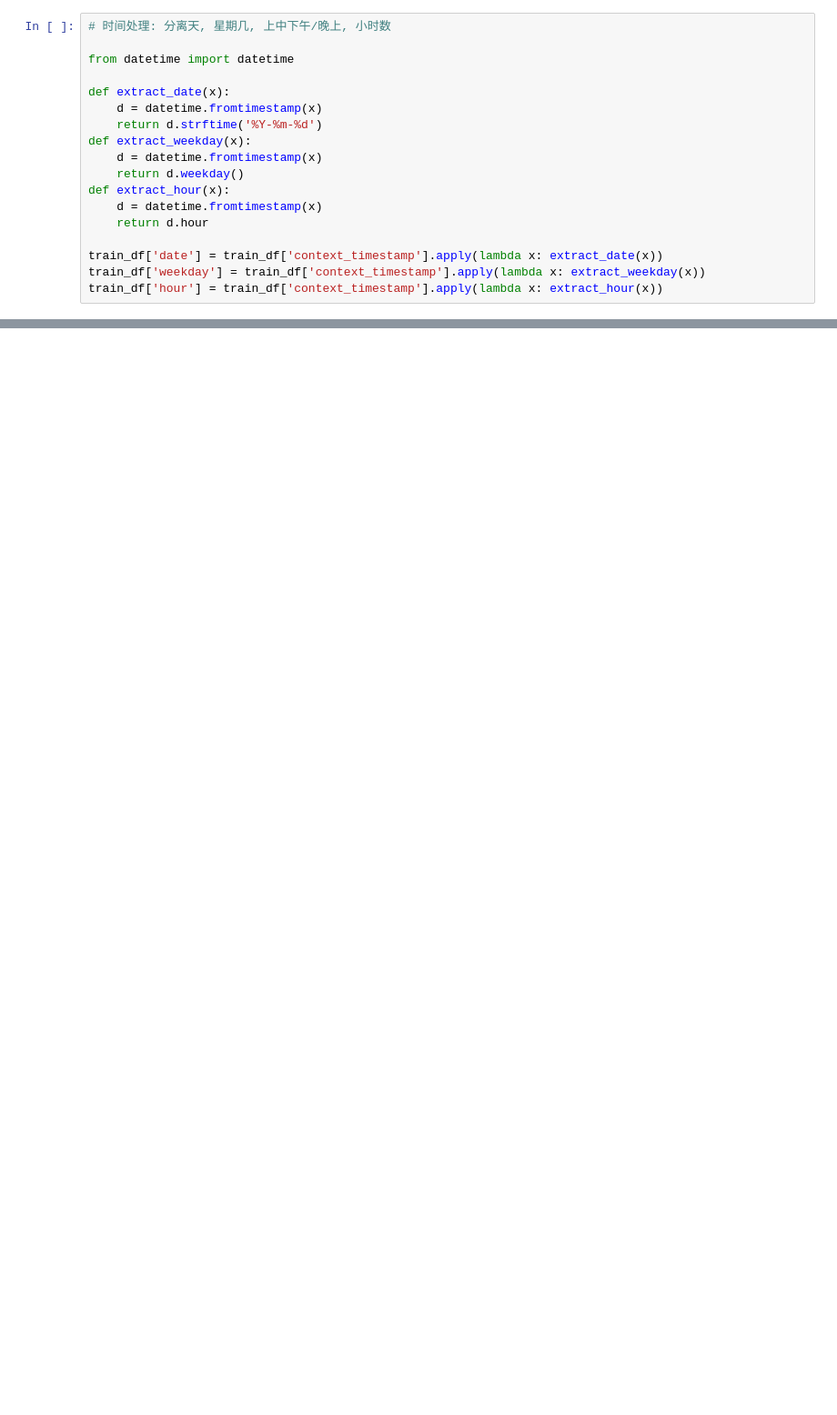
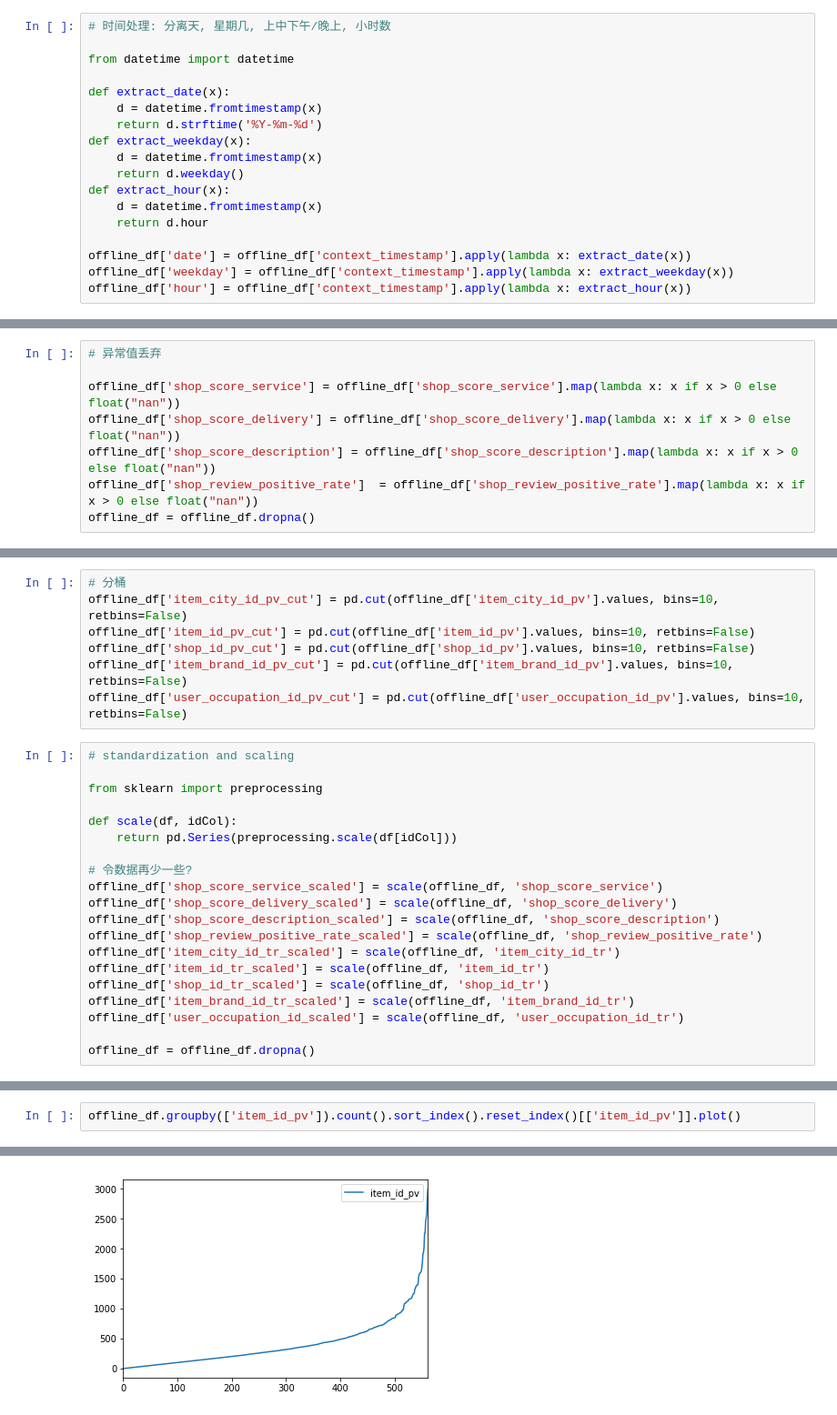
Before and after one commit to secrettianchigroup/SecretTianchiProject, a Jupyter notebook: src/hph/exp1.ipynb, the cells around one changed output, grey strips where cells are left out. Shown at 91% size. Cells and saved outputs as stored; diff of their text form; blank space fills up the shorter version.

```diff
--- a/src/hph/exp1.ipynb
+++ b/src/hph/exp1.ipynb
@@ -48,6 +35,6 @@ def extract_hour(x):
     d = datetime.fromtimestamp(x)
     return d.hour
 
-train_df['date'] = train_df['context_timestamp'].apply(lambda x: extract_date(x))
-train_df['weekday'] = train_df['context_timestamp'].apply(lambda x: extract_weekday(x))
-train_df['hour'] = train_df['context_timestamp'].apply(lambda x: extract_hour(x))
+offline_df['date'] = offline_df['context_timestamp'].apply(lambda x: extract_date(x))
+offline_df['weekday'] = offline_df['context_timestamp'].apply(lambda x: extract_weekday(x))
+offline_df['hour'] = offline_df['context_timestamp'].apply(lambda x: extract_hour(x))
@@ -86,0 +41,8 @@ Index(['instance_id', 'item_id', 'item_category_list', 'item_property_list',
+# %%
+# 异常值丢弃
+
+offline_df['shop_score_service'] = offline_df['shop_score_service'].map(lambda x: x if x > 0 else float("nan"))
+offline_df['shop_score_delivery'] = offline_df['shop_score_delivery'].map(lambda x: x if x > 0 else float("nan"))
+offline_df['shop_score_description'] = offline_df['shop_score_description'].map(lambda x: x if x > 0 else float("nan"))
+offline_df['shop_review_positive_rate']  = offline_df['shop_review_positive_rate'].map(lambda x: x if x > 0 else float("nan"))
+offline_df = offline_df.dropna()
@@ -86,0 +74,27 @@ Index(['instance_id', 'item_id', 'item_category_list', 'item_property_list',
+# %%
+# 分桶
+offline_df['item_city_id_pv_cut'] = pd.cut(offline_df['item_city_id_pv'].values, bins=10, retbins=False)
+offline_df['item_id_pv_cut'] = pd.cut(offline_df['item_id_pv'].values, bins=10, retbins=False)
+offline_df['shop_id_pv_cut'] = pd.cut(offline_df['shop_id_pv'].values, bins=10, retbins=False)
+offline_df['item_brand_id_pv_cut'] = pd.cut(offline_df['item_brand_id_pv'].values, bins=10, retbins=False)
+offline_df['user_occupation_id_pv_cut'] = pd.cut(offline_df['user_occupation_id_pv'].values, bins=10, retbins=False)
+# %%
+# standardization and scaling
+
+from sklearn import preprocessing
+
+def scale(df, idCol):
+    return pd.Series(preprocessing.scale(df[idCol]))
+
+# 令数据再少一些?
+offline_df['shop_score_service_scaled'] = scale(offline_df, 'shop_score_service')
+offline_df['shop_score_delivery_scaled'] = scale(offline_df, 'shop_score_delivery')
+offline_df['shop_score_description_scaled'] = scale(offline_df, 'shop_score_description')
+offline_df['shop_review_positive_rate_scaled'] = scale(offline_df, 'shop_review_positive_rate')
+offline_df['item_city_id_tr_scaled'] = scale(offline_df, 'item_city_id_tr')
+offline_df['item_id_tr_scaled'] = scale(offline_df, 'item_id_tr')
+offline_df['shop_id_tr_scaled'] = scale(offline_df, 'shop_id_tr')
+offline_df['item_brand_id_tr_scaled'] = scale(offline_df, 'item_brand_id_tr')
+offline_df['user_occupation_id_scaled'] = scale(offline_df, 'user_occupation_id_tr')
+
+offline_df = offline_df.dropna()
@@ -86,0 +191,3 @@ Index(['instance_id', 'item_id', 'item_category_list', 'item_property_list',
+# %%
+offline_df.groupby(['item_id_pv']).count().sort_index().reset_index()[['item_id_pv']].plot()
+# %% [output]
@@ -86,0 +195 @@ Index(['instance_id', 'item_id', 'item_category_list', 'item_property_list',
+[figure, added]
```
Also changed, not shown: parts of 28 cells of this notebook, 2 other files.
